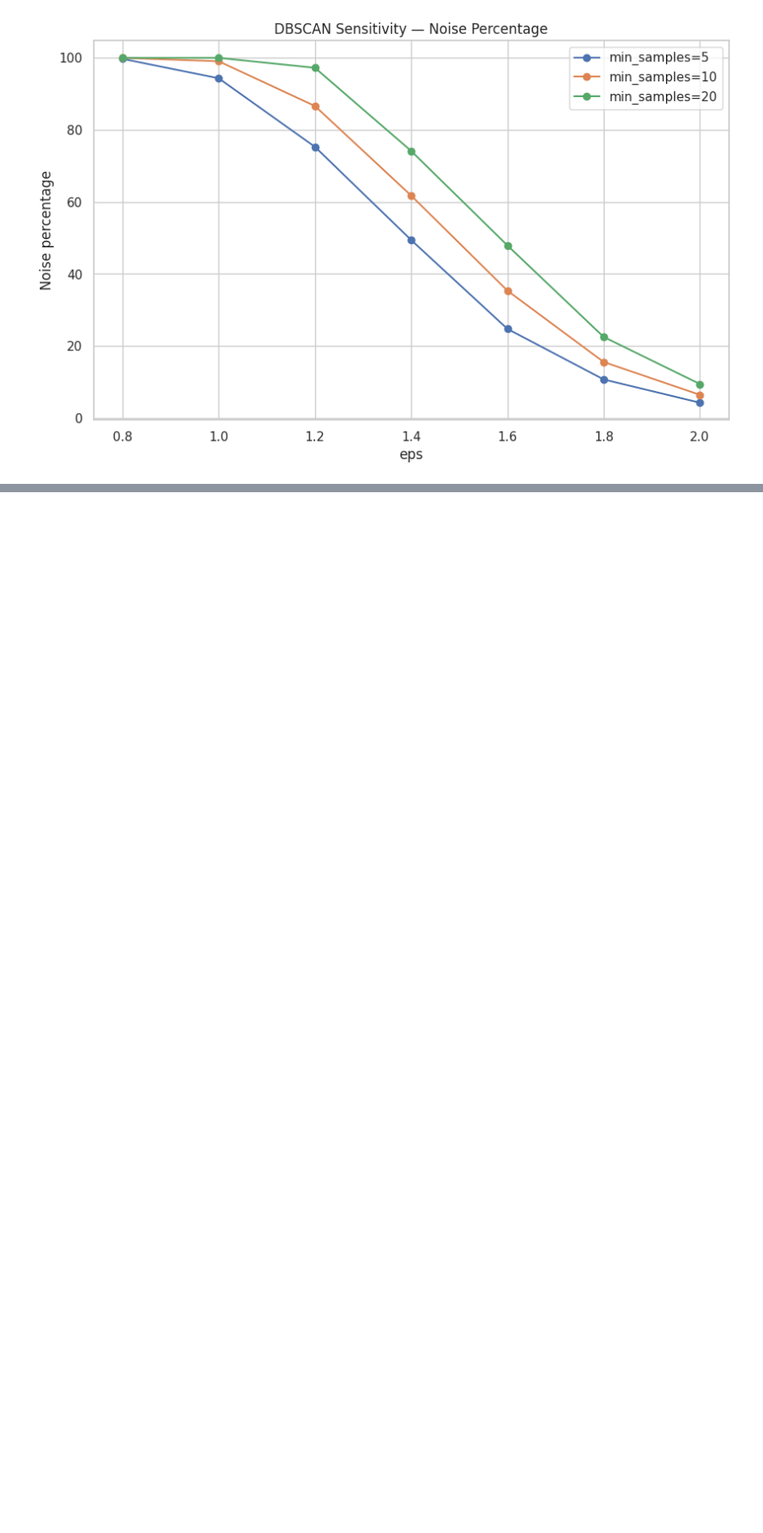
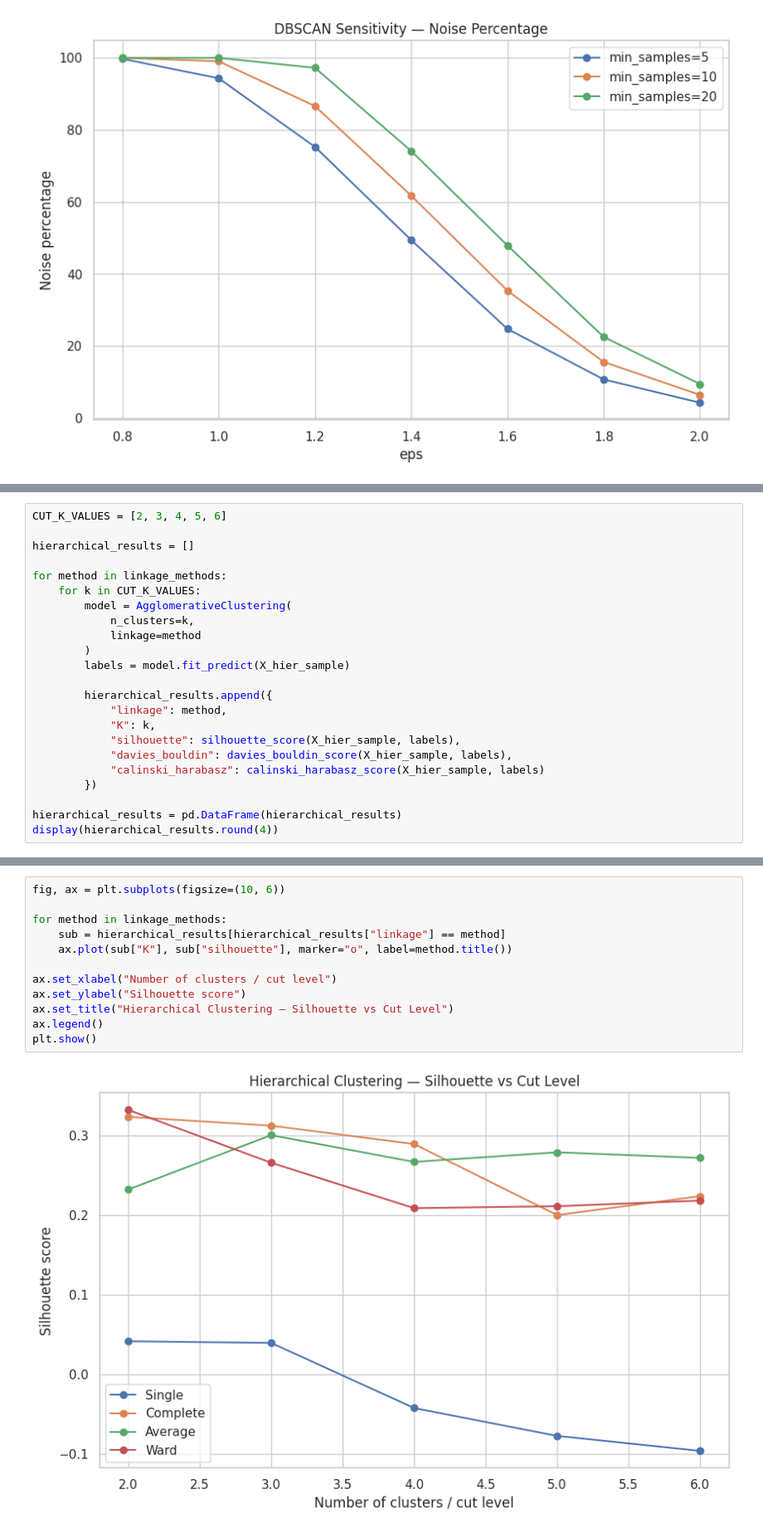
Before and after one commit to yaswanth-989/Machine_Learning_Programs, a Jupyter notebook: Untitled9.ipynb, the cells around one changed output, grey strips where cells are left out. Shown at 83% size. Drawn from its saved outputs; the diff is of its cells as text; blank space fills up the shorter version.

```diff
--- a/Untitled9.ipynb
+++ b/Untitled9.ipynb
@@ -515,0 +630,23 @@ plt.show()
+# %%
+CUT_K_VALUES = [2, 3, 4, 5, 6]
+
+hierarchical_results = []
+
+for method in linkage_methods:
+    for k in CUT_K_VALUES:
+        model = AgglomerativeClustering(
+            n_clusters=k,
+            linkage=method
+        )
+        labels = model.fit_predict(X_hier_sample)
+
+        hierarchical_results.append({
+            "linkage": method,
+            "K": k,
+            "silhouette": silhouette_score(X_hier_sample, labels),
+            "davies_bouldin": davies_bouldin_score(X_hier_sample, labels),
+            "calinski_harabasz": calinski_harabasz_score(X_hier_sample, labels)
+        })
+
+hierarchical_results = pd.DataFrame(hierarchical_results)
+display(hierarchical_results.round(4))
@@ -515,0 +671,14 @@ plt.show()
+# %%
+fig, ax = plt.subplots(figsize=(10, 6))
+
+for method in linkage_methods:
+    sub = hierarchical_results[hierarchical_results["linkage"] == method]
+    ax.plot(sub["K"], sub["silhouette"], marker="o", label=method.title())
+
+ax.set_xlabel("Number of clusters / cut level")
+ax.set_ylabel("Silhouette score")
+ax.set_title("Hierarchical Clustering — Silhouette vs Cut Level")
+ax.legend()
+plt.show()
+# %% [output]
+[figure, added]
```
Also changed, not shown: parts of 20 cells of this notebook.
